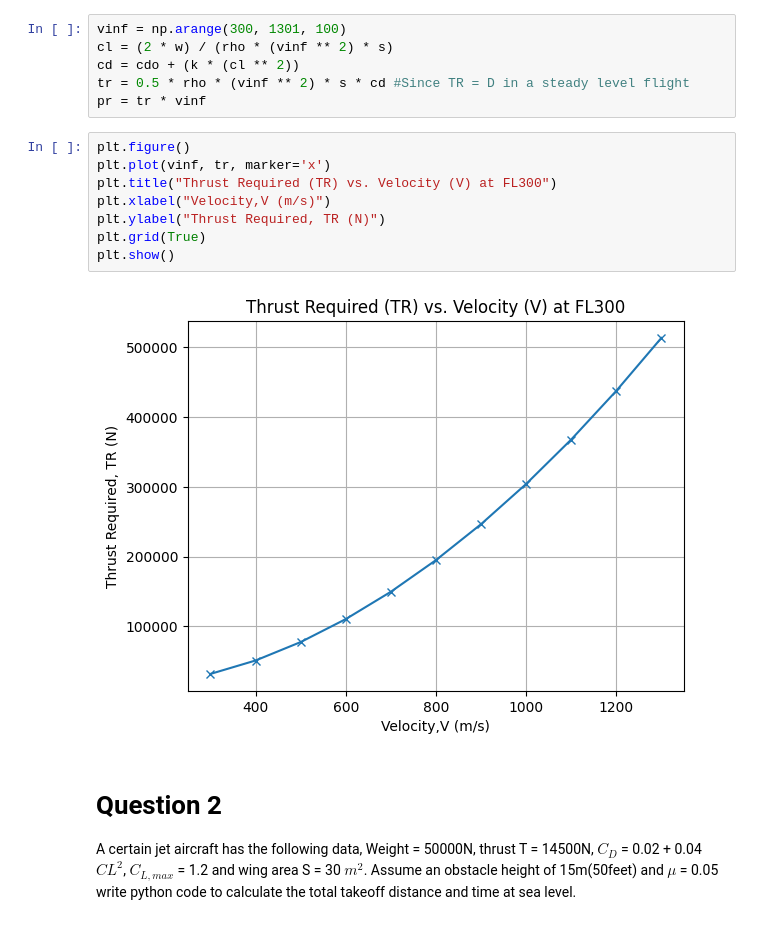
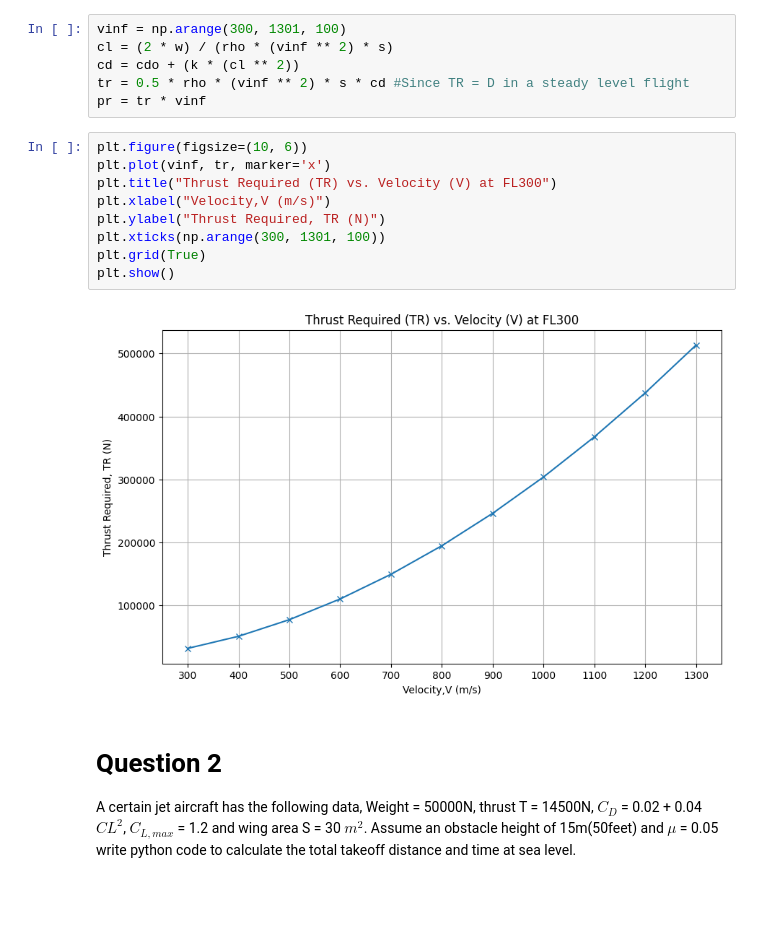
Before and after one commit to deltakiro/performance-assignment, a Jupyter notebook: performance.ipynb, the cells around one changed output. Drawn from its saved outputs; the diff is of its cells as text; blank space fills up the shorter version.

```diff
--- a/performance.ipynb
+++ b/performance.ipynb
@@ -19,15 +19,16 @@ cd = cdo + (k * (cl ** 2))
 tr = 0.5 * rho * (vinf ** 2) * s * cd #Since TR = D in a steady level flight
 pr = tr * vinf
 # %%
-plt.figure()
+plt.figure(figsize=(10, 6))
 plt.plot(vinf, tr, marker='x')
 plt.title("Thrust Required (TR) vs. Velocity (V) at FL300")
 plt.xlabel("Velocity,V (m/s)")
 plt.ylabel("Thrust Required, TR (N)")
+plt.xticks(np.arange(300, 1301, 100))
 plt.grid(True)
 plt.show()
 # %% [output]
-[figure, old version]
+[figure, new version]
 # %% [markdown]
 # Question 2
 A certain jet aircraft has the following data, Weight = 50000N, thrust T = 14500N, $C_D$ = 0.02 + 0.04 $CL^2$, $C_{L,max}$ = 1.2 and wing area S = 30 $m^2$. Assume an obstacle height of 15m(50feet) and $\mu$ = 0.05 write python code to calculate the total takeoff distance and time at sea level.
```
